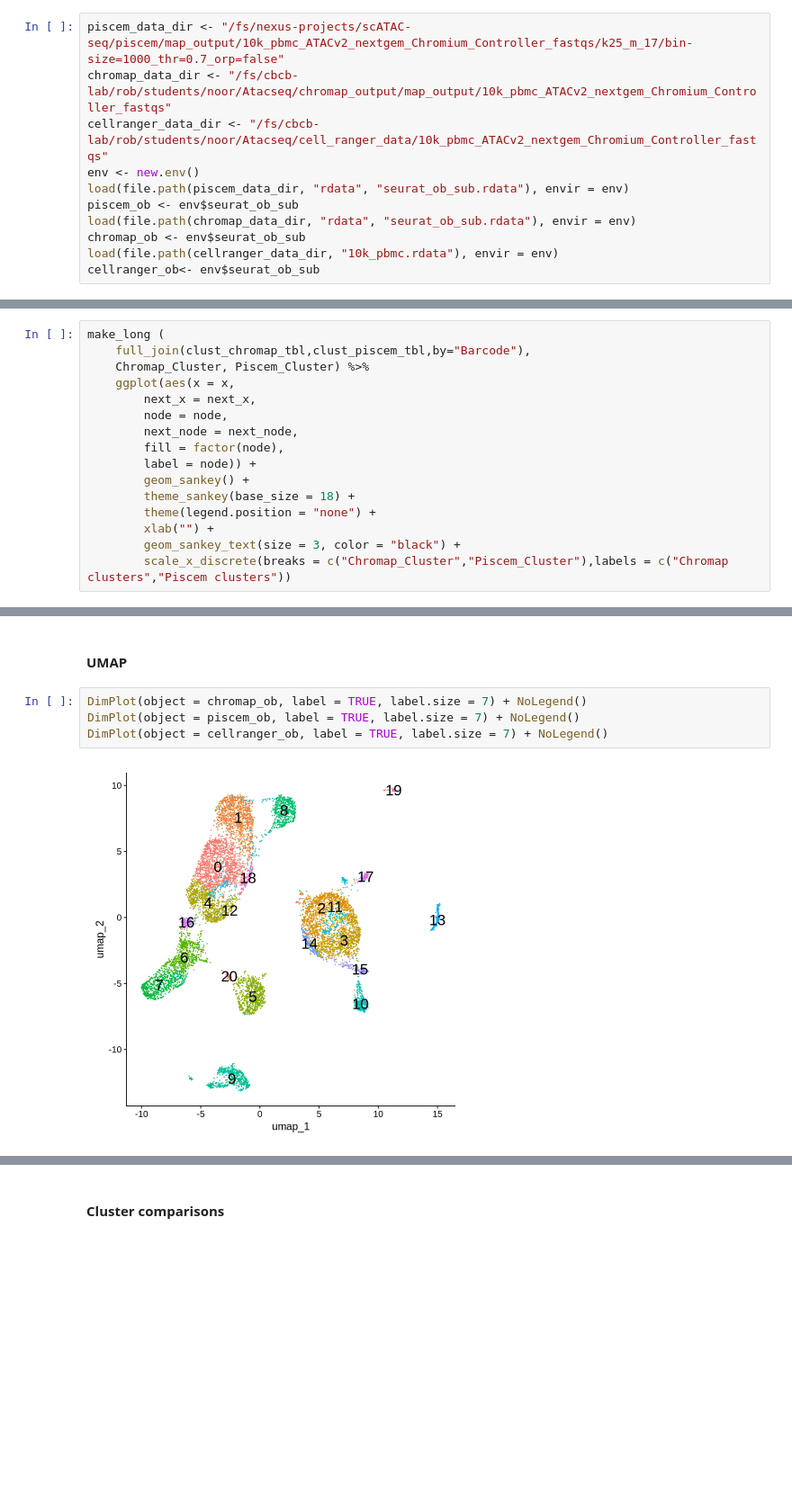
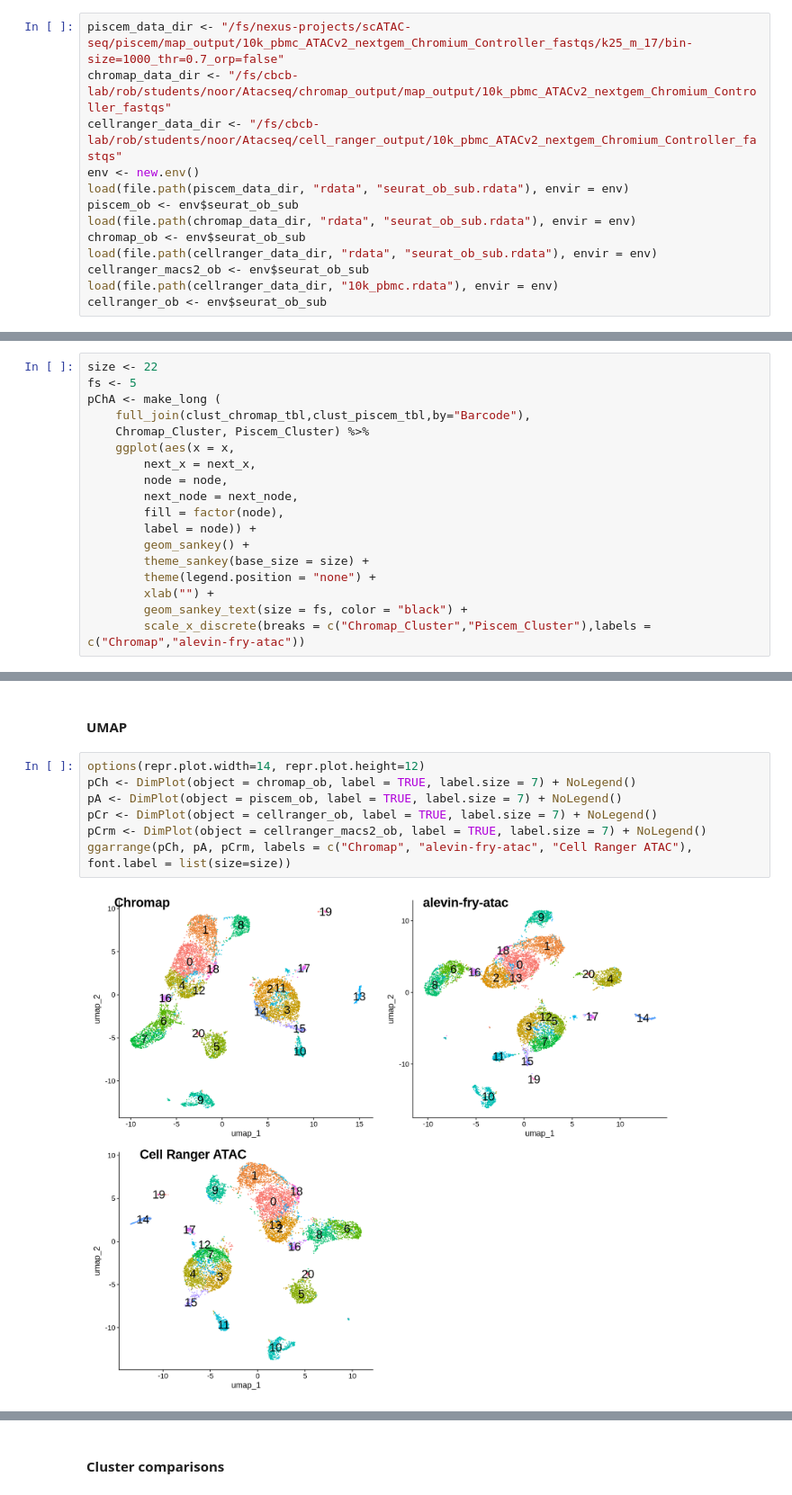
Before and after one commit to NPSDC/alevin-fry-atac-paper-scripts, a Jupyter notebook: analysis/Comparison_k25_thr0.7.ipynb, the cells around one changed output, grey strips where cells are left out. Shown at 90% size. Cells and saved outputs as stored; diff of their text form; blank space fills up the shorter version.

```diff
--- a/analysis/Comparison_k25_thr0.7.ipynb
+++ b/analysis/Comparison_k25_thr0.7.ipynb
@@ -15,14 +21,16 @@ suppressPackageStartupMessages(library(plyranges))
 # %%
 piscem_data_dir <- "/fs/nexus-projects/scATAC-seq/piscem/map_output/10k_pbmc_ATACv2_nextgem_Chromium_Controller_fastqs/k25_m_17/bin-size=1000_thr=0.7_orp=false"
 chromap_data_dir <- "/fs/cbcb-lab/rob/students/noor/Atacseq/chromap_output/map_output/10k_pbmc_ATACv2_nextgem_Chromium_Controller_fastqs"
-cellranger_data_dir <- "/fs/cbcb-lab/rob/students/noor/Atacseq/cell_ranger_data/10k_pbmc_ATACv2_nextgem_Chromium_Controller_fastqs"
+cellranger_data_dir <- "/fs/cbcb-lab/rob/students/noor/Atacseq/cell_ranger_output/10k_pbmc_ATACv2_nextgem_Chromium_Controller_fastqs"
 env <- new.env()
 load(file.path(piscem_data_dir, "rdata", "seurat_ob_sub.rdata"), envir = env)
 piscem_ob <- env$seurat_ob_sub
 load(file.path(chromap_data_dir, "rdata", "seurat_ob_sub.rdata"), envir = env)
 chromap_ob <- env$seurat_ob_sub
+load(file.path(cellranger_data_dir, "rdata", "seurat_ob_sub.rdata"), envir = env)
+cellranger_macs2_ob <- env$seurat_ob_sub
 load(file.path(cellranger_data_dir, "10k_pbmc.rdata"), envir = env)
-cellranger_ob<- env$seurat_ob_sub
+cellranger_ob <- env$seurat_ob_sub
 # %% [markdown]
 #### Extracting Clusters
 # %%
@@ -65,7 +102,9 @@ clust_cellranger_tbl <- enframe(clust_cellranger) %>%
 # %% [markdown]
 ##### Chromap vs Piscem
 # %%
-make_long (
+size <- 22
+fs <- 5
+pChA <- make_long (
     full_join(clust_chromap_tbl,clust_piscem_tbl,by="Barcode"),
     Chromap_Cluster, Piscem_Cluster) %>%
     ggplot(aes(x = x,
@@ -75,8 +114,8 @@ make_long (
         fill = factor(node),
         label = node)) +
         geom_sankey() +
-        theme_sankey(base_size = 18) +
+        theme_sankey(base_size = size) +
         theme(legend.position = "none") +
         xlab("") +
-        geom_sankey_text(size = 3, color = "black") +
-        scale_x_discrete(breaks = c("Chromap_Cluster","Piscem_Cluster"),labels = c("Chromap clusters","Piscem clusters"))
+        geom_sankey_text(size = fs, color = "black") +
+        scale_x_discrete(breaks = c("Chromap_Cluster","Piscem_Cluster"),labels = c("Chromap","alevin-fry-atac"))
@@ -131,8 +202,11 @@ Warning message:
 # %% [markdown]
 #### UMAP
 # %%
-DimPlot(object = chromap_ob, label = TRUE, label.size = 7) + NoLegend()
-DimPlot(object = piscem_ob, label = TRUE, label.size = 7) + NoLegend()
-DimPlot(object = cellranger_ob, label = TRUE, label.size = 7) + NoLegend()
+options(repr.plot.width=14, repr.plot.height=12)
+pCh <- DimPlot(object = chromap_ob, label = TRUE, label.size = 7) + NoLegend()
+pA <- DimPlot(object = piscem_ob, label = TRUE, label.size = 7) + NoLegend()
+pCr <- DimPlot(object = cellranger_ob, label = TRUE, label.size = 7) + NoLegend()
+pCrm <- DimPlot(object = cellranger_macs2_ob, label = TRUE, label.size = 7) + NoLegend()
+ggarrange(pCh, pA, pCrm, labels = c("Chromap", "alevin-fry-atac", "Cell Ranger ATAC"), font.label = list(size=size))
 # %% [output]
-[figure, old version]
+[figure, new version]
```
Also changed, not shown: parts of 41 cells of this notebook, 7 other files.
